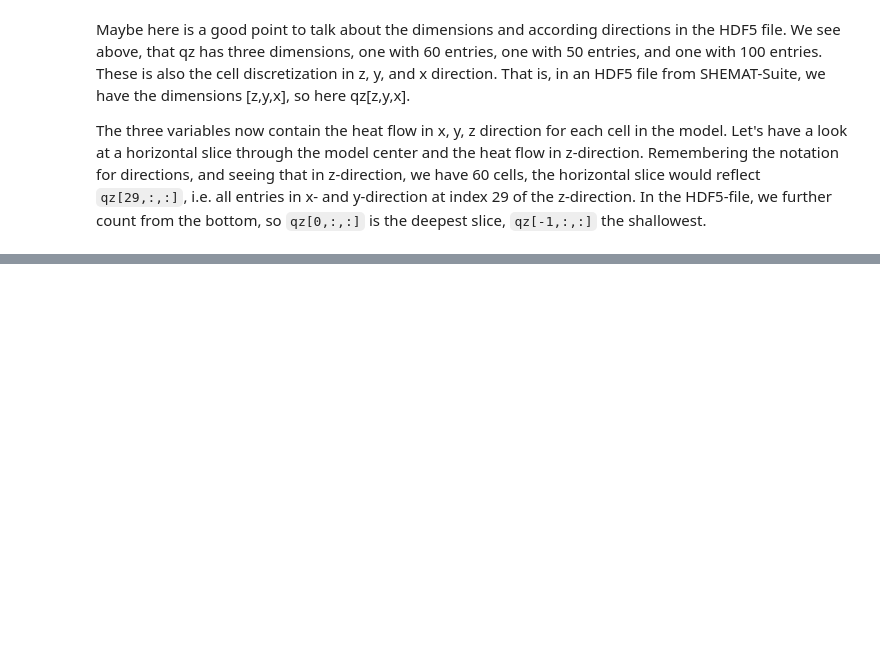
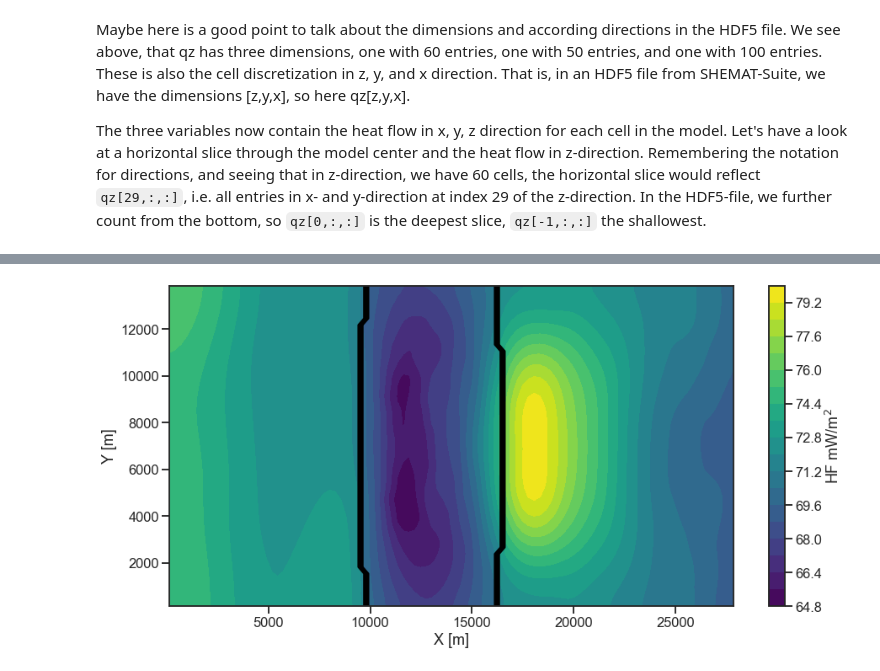
Before and after one commit to GEG-ETHZ/PSGeothermieAargau, a Jupyter notebook: examples/WP3-heat_transport/POC-HFD_calculation.ipynb, the cells around one changed output, grey strips where cells are left out. Saved outputs shown, nothing was run; the diff lists cells and outputs as text; code cells hidden in the pictures; blank space fills up the shorter version.

```diff
--- a/examples/WP3-heat_transport/POC-HFD_calculation.ipynb
+++ b/examples/WP3-heat_transport/POC-HFD_calculation.ipynb
@@ -247,2 +95,0 @@ np.max(qvz)
-# %%
-qx, qy, qz = calc_hf3(model)
@@ -435,11 +95,0 @@ model_path = glob.glob(parent+'PCT*.h5')
-# %%
-dat0 = read_hdf_file(model_path[0])
-q_array = calc_hf2(dat0, [deeper, shallower], zmin, direction=False)
-idx_v = find_nearest(zasl, (deeper-shallower)/2 + shallower)
-v_array = dat0['vz'][idx_v,:,:]
-for fid in model_path[1:]:
-    dat = read_hdf_file(fid)
-    cq = calc_hf2(dat, [deeper, shallower], zmin, direction=False)
-    cv = dat['vz'][idx_v,:,:]
-    q_array = np.dstack((q_array,cq))
-    v_array = np.dstack((v_array,cv))
@@ -1122,0 +96,17 @@ np.savetxt('../../data/processed/temperature_data/Surface_temperatures/Model_SHE
+# %%
+# Get the model dimensions in x, y, z
+x = fid['x'][0,0,:]
+y = fid['y'][0,:,0]
+z = fid['z'][:,0,0]
+
+cell_number = 29
+ui_cs = fid['uindex'][cell_number,:,:]
+
+fig = plt.figure(figsize=[15,7])
+cs = plt.contourf(x,y,qz[cell_number]*1000, 20, cmap='viridis')
+plt.contour(x,y,ui_cs, colors='k')
+plt.colorbar(cs, label='HF mW/m$^2$')
+plt.xlabel('X [m]')
+plt.ylabel('Y [m]');
+# %% [output]
+[figure, added]
```
Also changed, not shown: parts of 138 cells of this notebook, 3 other files.
